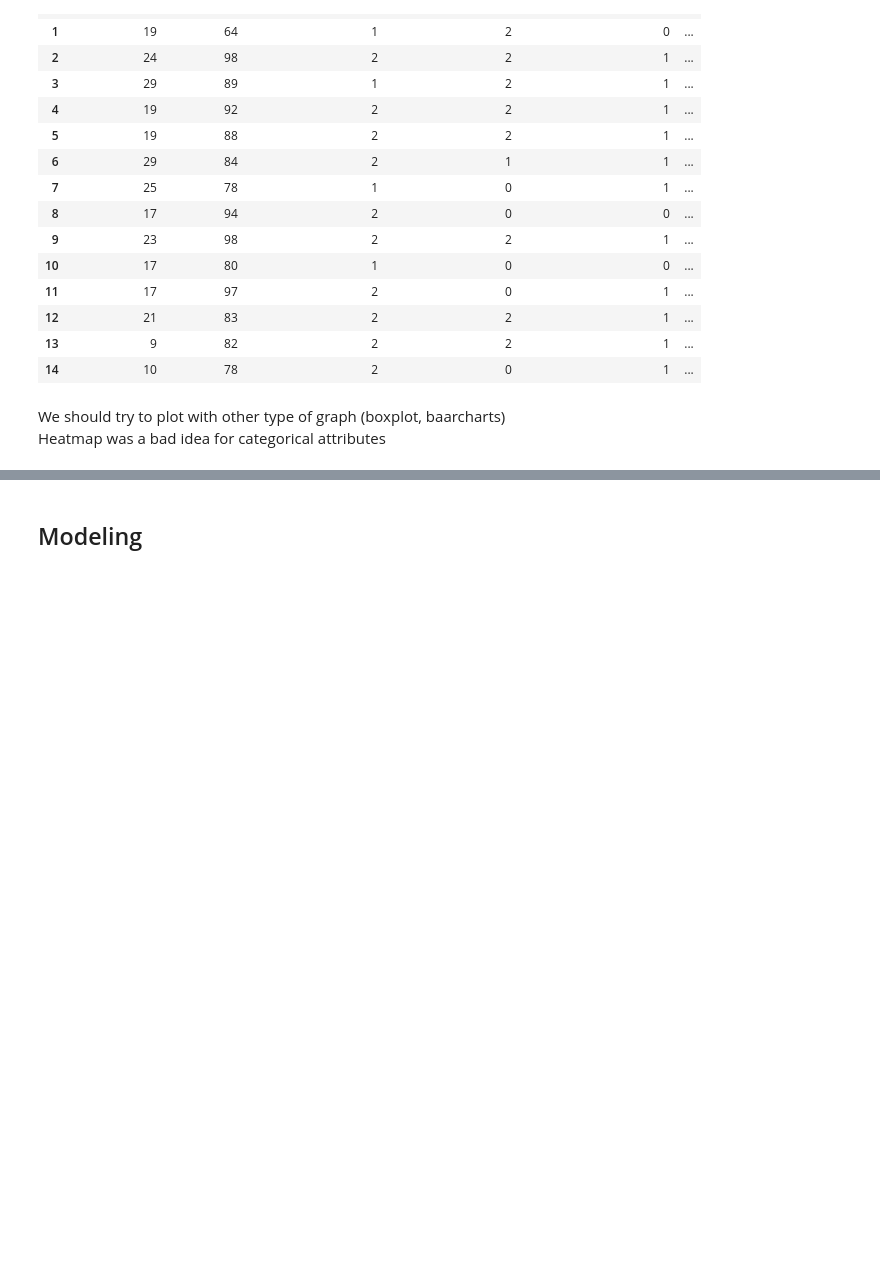
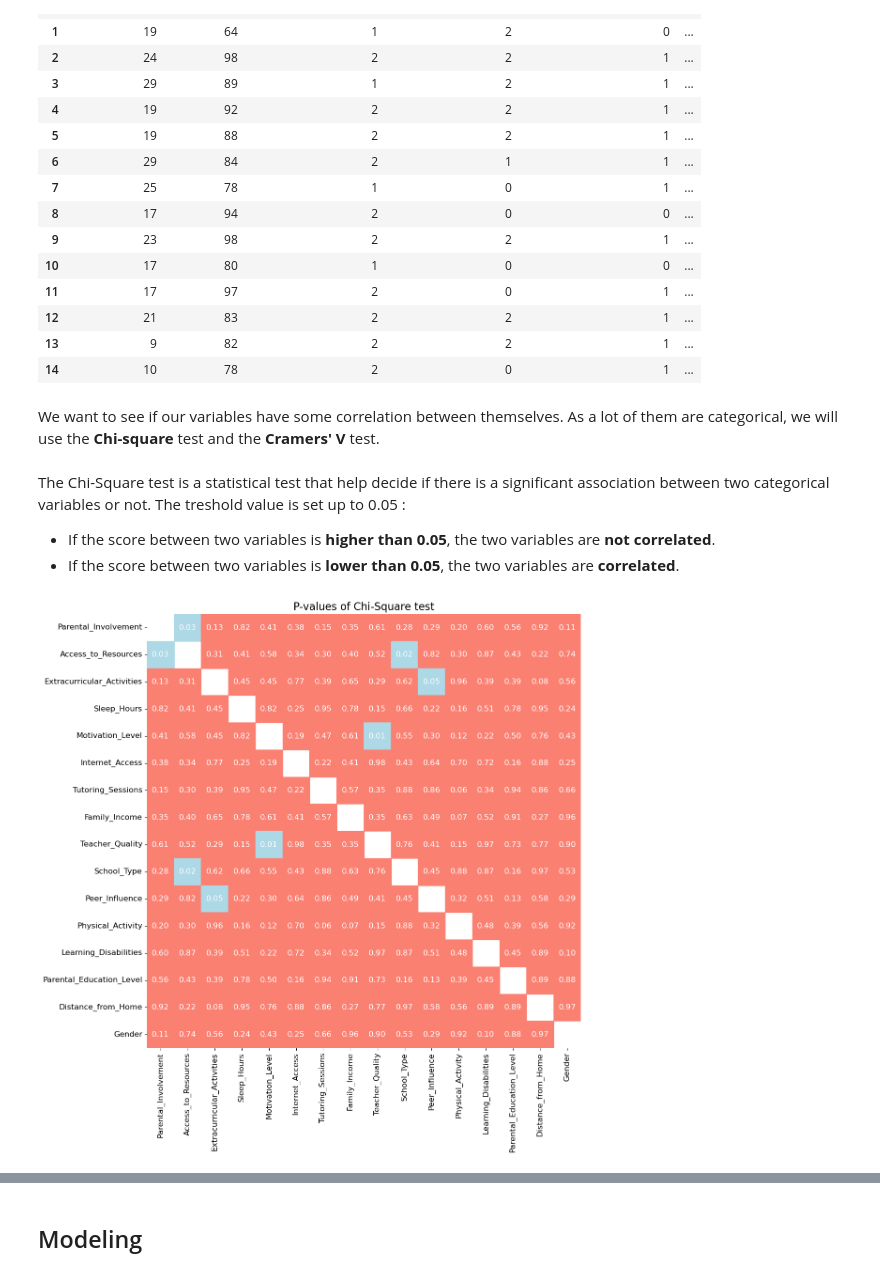
Before and after one commit to Louise726/DS-ML, a Jupyter notebook: DSML_Project.ipynb, the cells around one changed output, grey strips where cells are left out. Cells and saved outputs as stored; diff of their text form; code cells hidden in the pictures; blank space fills up the shorter version.

```diff
--- a/DSML_Project.ipynb
+++ b/DSML_Project.ipynb
@@ -267,5 +269,52 @@ data.head(15)
 | 13 | 9 | 82 | 2 | 2 | 1 | ... |
 | 14 | 10 | 78 | 2 | 0 | 1 | ... |
 # %% [markdown]
-We should try to plot with other type of graph (boxplot, baarcharts)
-Heatmap was a bad idea for categorical attributes
+We want to see if our variables have some correlation between themselves. As a lot of them are categorical, we will use the **Chi-square** test and the **Cramers' V** test.
+# %% [markdown]
+The Chi-Square test is a statistical test that help decide if there is a significant association between two categorical variables or not. The treshold value is set up to 0.05 :
+- If the score between two variables is **higher than 0.05**, the two variables are **not correlated**.
+- If the score between two variables is **lower than 0.05**, the two variables are **correlated**.
+# %%
+data_cat = data.drop(['Hours_Studied', 'Attendance', 'Previous_Scores', 'Exam_Score'], axis=1)
+
+def chi_square_test(data_cat):
+    cols = data_cat.columns
+    p_values = pd.DataFrame(np.zeros((len(cols), len(cols))), columns=cols, index=cols)
+
+    for col1 in cols:
+        for col2 in cols:
+            if col1 != col2:
+                contingency_table = pd.crosstab(data_cat[col1], data_cat[col2])
+                chi2, p, dof, expected = chi2_contingency(contingency_table)
+                p_values.loc[col1, col2] = p
+            else:
+                p_values.loc[col1, col2] = np.nan
+
+    return p_values
+
+p_values = chi_square_test(data_cat)
+
+def custom_cmap(value):
+    return 'lightblue' if value <= 0.05 else 'salmon'
+
+colors = p_values.map(lambda x: custom_cmap(x) if not np.isnan(x) else 'white')
+
+plt.figure(figsize=(16, 12))
+
+sns.heatmap(p_values, annot=True, fmt=".2f", cbar=False, square=True,
+            annot_kws={"size": 12, "color": "white"},
+            mask=p_values.isnull(), linewidths=0.5,
+            cmap=sns.color_palette(['lightblue', 'salmon']))
+
+for y in range(p_values.shape[0]):
+    for x in range(p_values.shape[1]):
+        if not np.isnan(p_values.iloc[y, x]):
+            plt.gca().add_patch(plt.Rectangle((x, y), 1, 1, fill=True,
+                                              color=colors.iloc[y, x], edgecolor='black', lw=1))
+
+plt.title('P-values of Chi-Square test', fontsize=16)
+plt.xticks(fontsize=12)
+plt.yticks(fontsize=12)
+plt.show()
+# %% [output]
+[figure, added]
```
Also changed, not shown: parts of 20 cells of this notebook.
